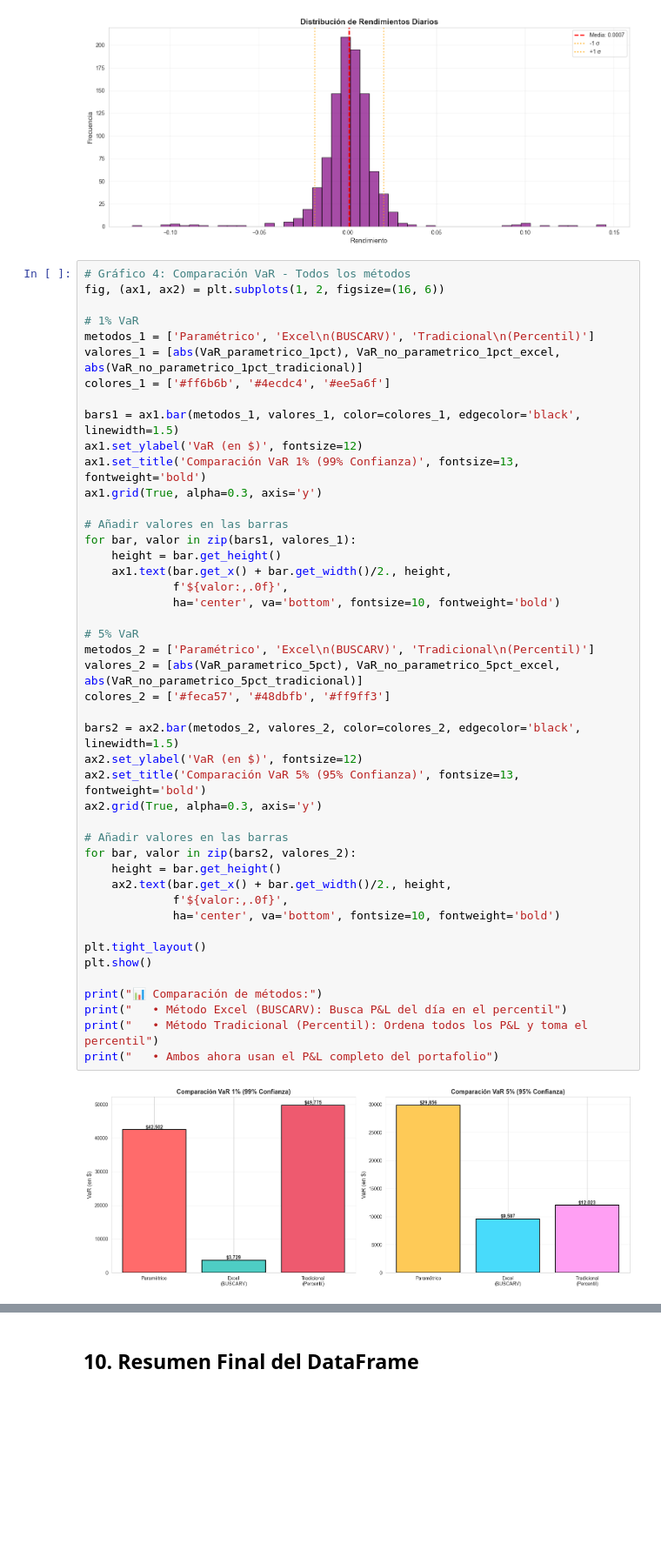
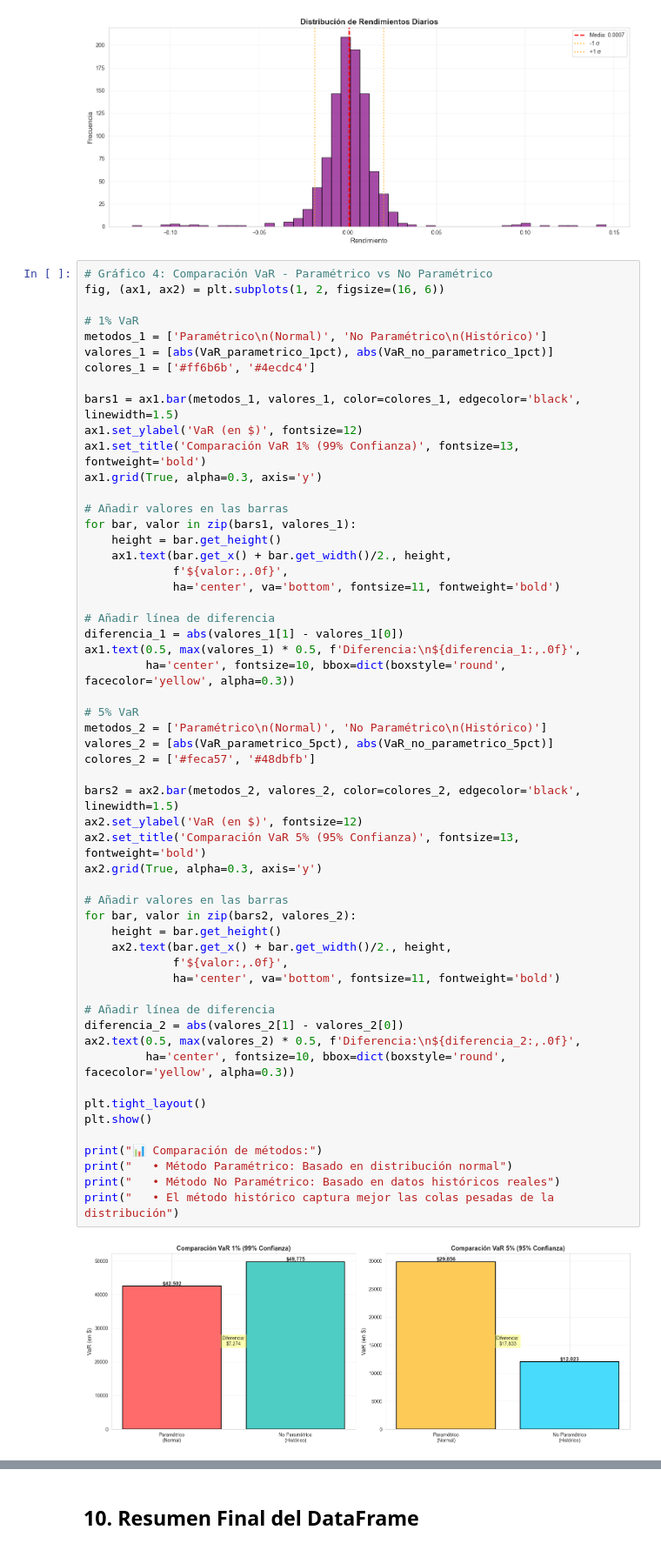
Before and after one commit to JuanMarcoCastro/Riesgos, a Jupyter notebook: actividad1_equipo3.ipynb, the cells around one changed output, grey strips where cells are left out. Shown: that part at 87% size. Drawn from its saved outputs; the diff is of its cells as text; blank space fills up the shorter version.

```diff
--- a/actividad1_equipo3.ipynb
+++ b/actividad1_equipo3.ipynb
@@ -835,50 +687,60 @@ plt.show()
 # %% [output]
 [figure]
 # %%
-# Gráfico 4: Comparación VaR - Todos los métodos
+# Gráfico 4: Comparación VaR - Paramétrico vs No Paramétrico
 fig, (ax1, ax2) = plt.subplots(1, 2, figsize=(16, 6))
 
 # 1% VaR
-metodos_1 = ['Paramétrico', 'Excel\n(BUSCARV)', 'Tradicional\n(Percentil)']
-valores_1 = [abs(VaR_parametrico_1pct), VaR_no_parametrico_1pct_excel, abs(VaR_no_parametrico_1pct_tradicional)]
-colores_1 = ['#ff6b6b', '#4ecdc4', '#ee5a6f']
+metodos_1 = ['Paramétrico\n(Normal)', 'No Paramétrico\n(Histórico)']
+valores_1 = [abs(VaR_parametrico_1pct), abs(VaR_no_parametrico_1pct)]
+colores_1 = ['#ff6b6b', '#4ecdc4']
 
 bars1 = ax1.bar(metodos_1, valores_1, color=colores_1, edgecolor='black', linewidth=1.5)
 ax1.set_ylabel('VaR (en $)', fontsize=12)
 ax1.set_title('Comparación VaR 1% (99% Confianza)', fontsize=13, fontweight='bold')
 ax1.grid(True, alpha=0.3, axis='y')
 
 # Añadir valores en las barras
 for bar, valor in zip(bars1, valores_1):
     height = bar.get_height()
     ax1.text(bar.get_x() + bar.get_width()/2., height,
              f'${valor:,.0f}',
-             ha='center', va='bottom', fontsize=10, fontweight='bold')
+             ha='center', va='bottom', fontsize=11, fontweight='bold')
+
+# Añadir línea de diferencia
+diferencia_1 = abs(valores_1[1] - valores_1[0])
+ax1.text(0.5, max(valores_1) * 0.5, f'Diferencia:\n${diferencia_1:,.0f}',
+         ha='center', fontsize=10, bbox=dict(boxstyle='round', facecolor='yellow', alpha=0.3))
 
 # 5% VaR
-metodos_2 = ['Paramétrico', 'Excel\n(BUSCARV)', 'Tradicional\n(Percentil)']
-valores_2 = [abs(VaR_parametrico_5pct), VaR_no_parametrico_5pct_excel, abs(VaR_no_parametrico_5pct_tradicional)]
-colores_2 = ['#feca57', '#48dbfb', '#ff9ff3']
+metodos_2 = ['Paramétrico\n(Normal)', 'No Paramétrico\n(Histórico)']
+valores_2 = [abs(VaR_parametrico_5pct), abs(VaR_no_parametrico_5pct)]
+colores_2 = ['#feca57', '#48dbfb']
 
 bars2 = ax2.bar(metodos_2, valores_2, color=colores_2, edgecolor='black', linewidth=1.5)
 ax2.set_ylabel('VaR (en $)', fontsize=12)
 ax2.set_title('Comparación VaR 5% (95% Confianza)', fontsize=13, fontweight='bold')
 ax2.grid(True, alpha=0.3, axis='y')
 
 # Añadir valores en las barras
 for bar, valor in zip(bars2, valores_2):
     height = bar.get_height()
     ax2.text(bar.get_x() + bar.get_width()/2., height,
              f'${valor:,.0f}',
-             ha='center', va='bottom', fontsize=10, fontweight='bold')
+             ha='center', va='bottom', fontsize=11, fontweight='bold')
+
+# Añadir línea de diferencia
+diferencia_2 = abs(valores_2[1] - valores_2[0])
+ax2.text(0.5, max(valores_2) * 0.5, f'Diferencia:\n${diferencia_2:,.0f}',
+         ha='center', fontsize=10, bbox=dict(boxstyle='round', facecolor='yellow', alpha=0.3))
 
 plt.tight_layout()
 plt.show()
 
 print("📊 Comparación de métodos:")
-print("   • Método Excel (BUSCARV): Busca P&L del día en el percentil")
-print("   • Método Tradicional (Percentil): Ordena todos los P&L y toma el percentil")
-print("   • Ambos ahora usan el P&L completo del portafolio")
+print("   • Método Paramétrico: Basado en distribución normal")
+print("   • Método No Paramétrico: Basado en datos históricos reales")
+print("   • El método histórico captura mejor las colas pesadas de la distribución")
 # %% [output]
-[figure, old version]
+[figure, new version]
 📊 Comparación de métodos:
```
Also changed, not shown: parts of 12 cells of this notebook, 1 other file.
